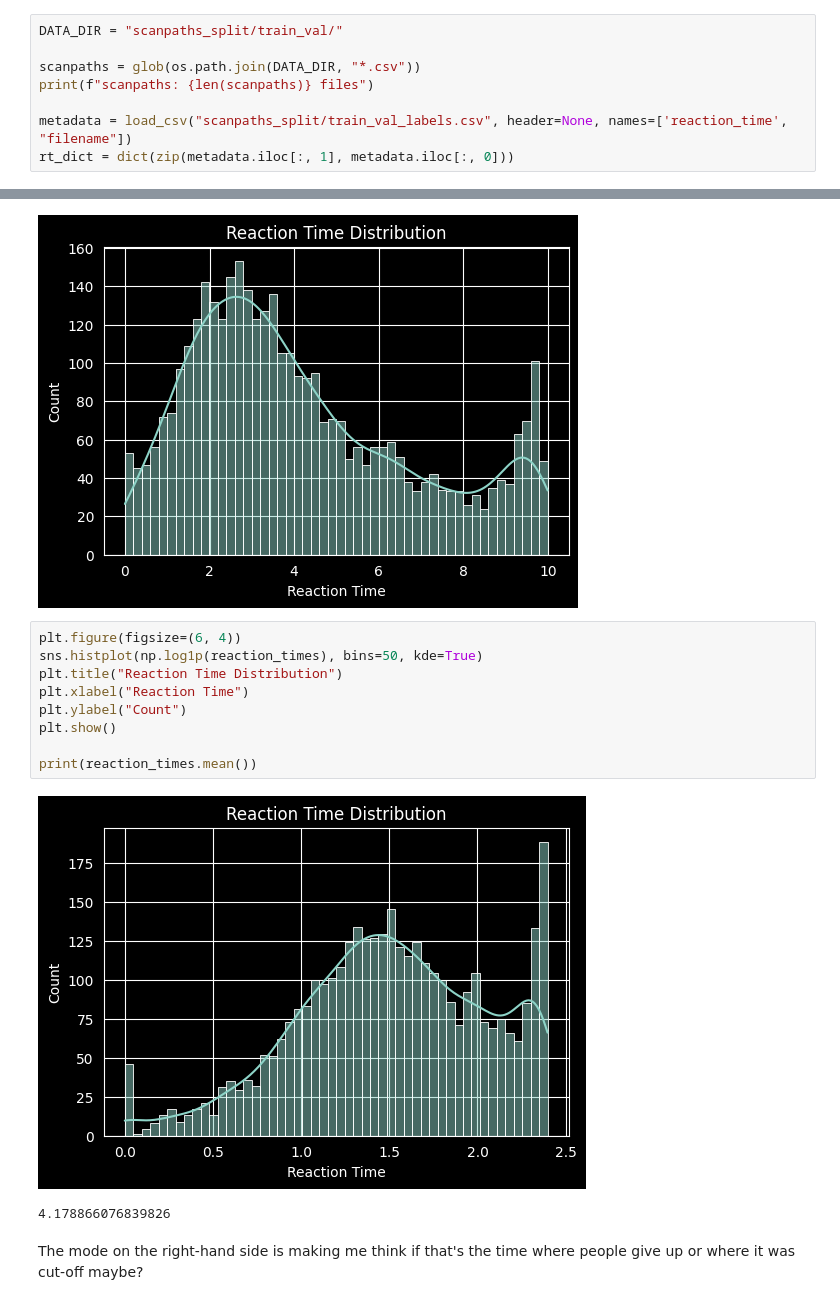
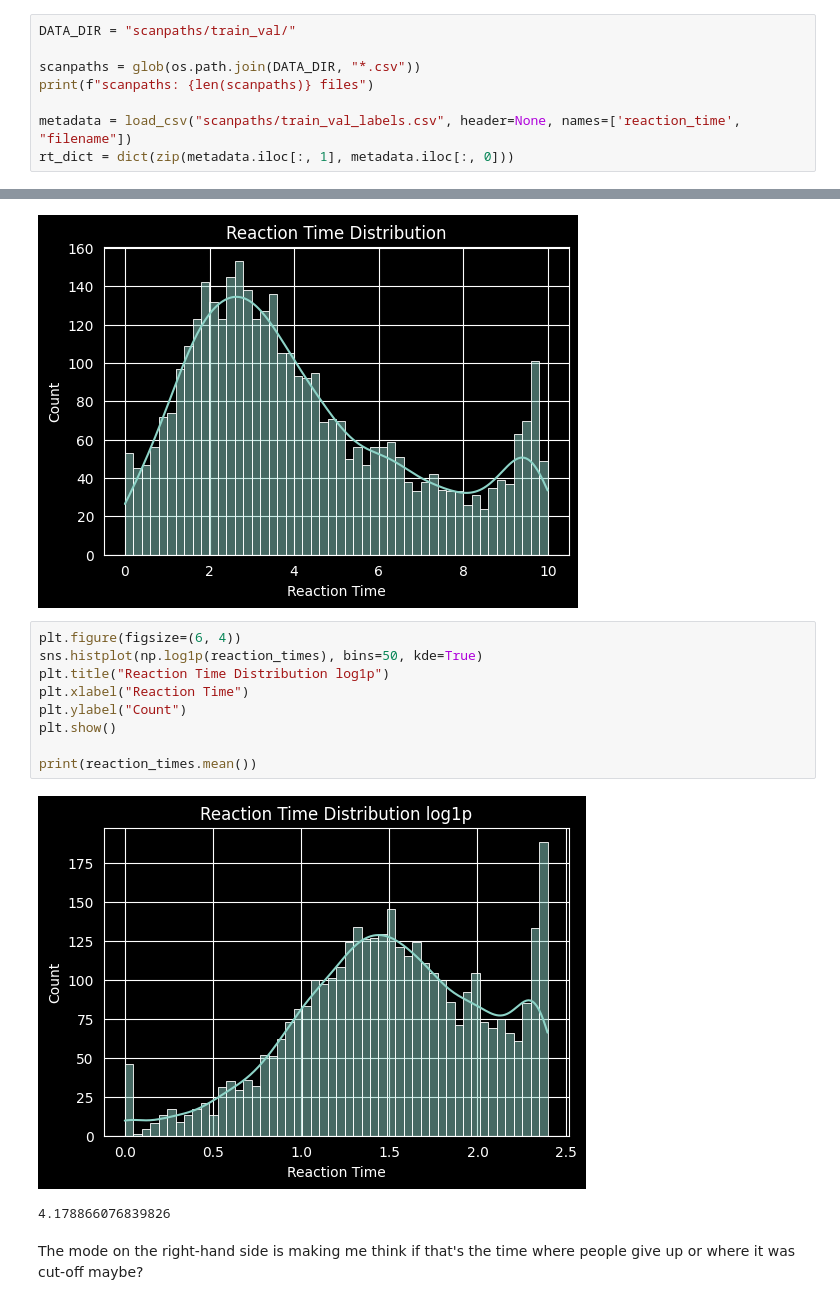
Before and after one commit to robin-szy/Reaction-Time-Prediction, a Jupyter notebook: data_exploration.ipynb, the cells around one changed output, grey strips where cells are left out. Saved outputs shown, nothing was run; the diff lists cells and outputs as text.

```diff
--- a/data_exploration.ipynb
+++ b/data_exploration.ipynb
@@ -70,12 +70,12 @@ def load_csv(file_path, header='infer', names=None):
     df = pd.read_csv(file_path, sep=r"\s+", header=header, names=names)
     return df
 # %%
-DATA_DIR = "scanpaths_split/train_val/"
+DATA_DIR = "scanpaths/train_val/"
 
 scanpaths = glob(os.path.join(DATA_DIR, "*.csv"))
 print(f"scanpaths: {len(scanpaths)} files")
 
-metadata = load_csv("scanpaths_split/train_val_labels.csv", header=None, names=['reaction_time', "filename"])
+metadata = load_csv("scanpaths/train_val_labels.csv", header=None, names=['reaction_time', "filename"])
 rt_dict = dict(zip(metadata.iloc[:, 1], metadata.iloc[:, 0]))
 # %% [output]
 scanpaths: 3696 files
@@ -167,14 +167,14 @@ plt.show()
 # %%
 plt.figure(figsize=(6, 4))
 sns.histplot(np.log1p(reaction_times), bins=50, kde=True)
-plt.title("Reaction Time Distribution")
+plt.title("Reaction Time Distribution log1p")
 plt.xlabel("Reaction Time")
 plt.ylabel("Count")
 plt.show()
 
 print(reaction_times.mean())
 # %% [output]
-[figure, old version]
+[figure, new version]
 4.178866076839826
 # %% [markdown]
 The mode on the right-hand side is making me think if that's the time where people give up or where it was cut-off maybe?
```
Also changed, not shown: parts of 2 cells of this notebook, 23 other files.
